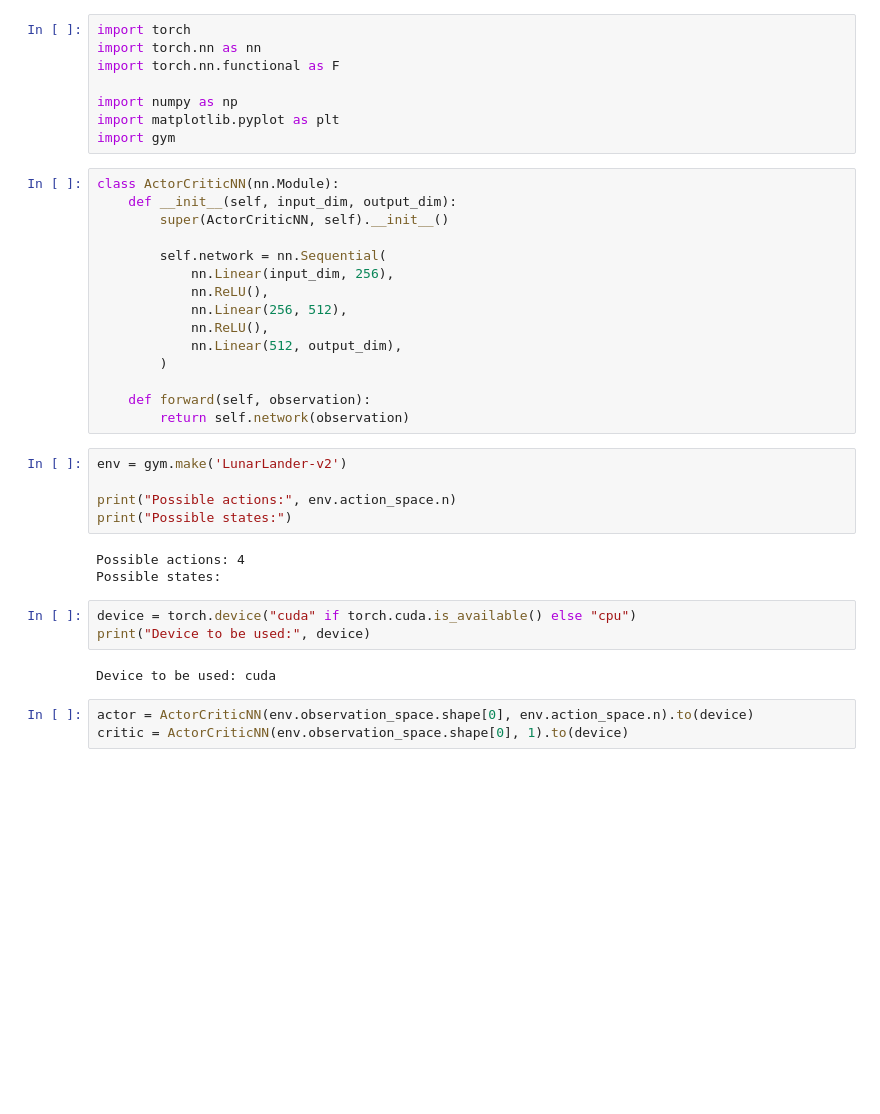
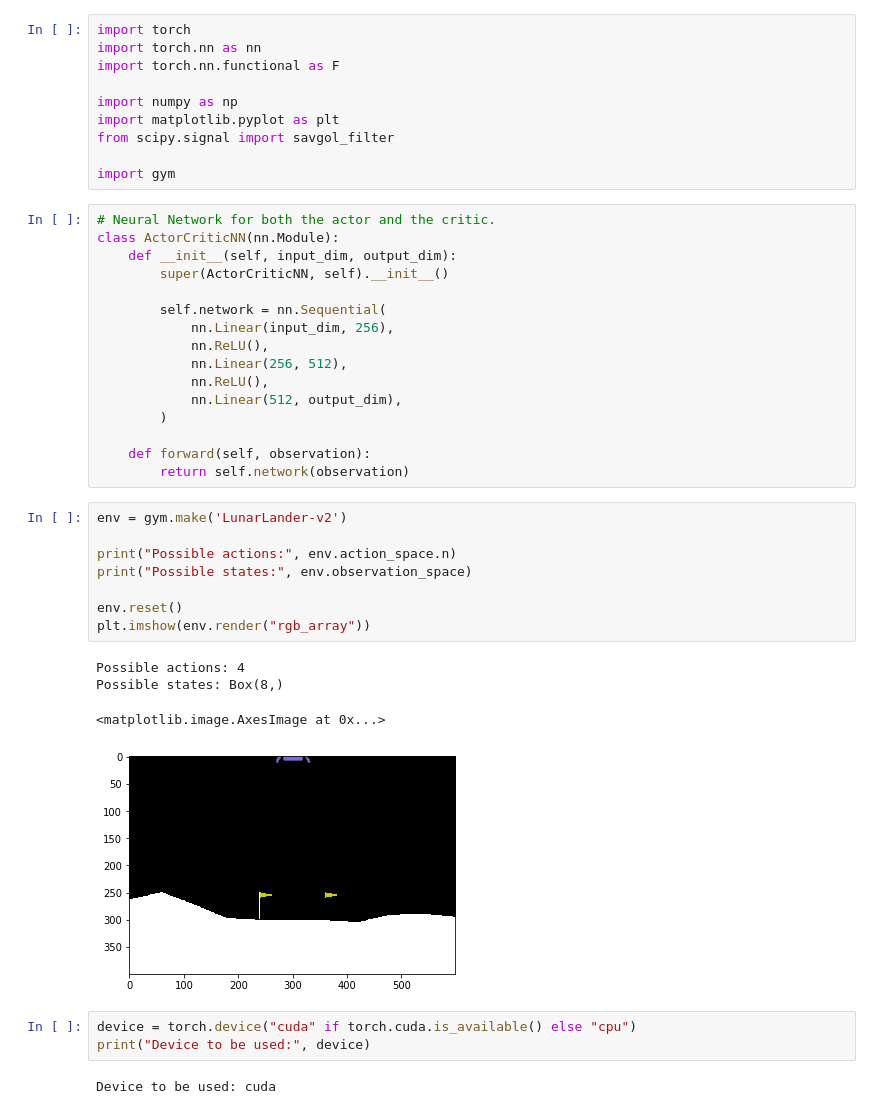
Before and after one commit to elisiojsj/Q-Learning, a Jupyter notebook: Actor-Critic/ActorCritic-Lunar_Lander.ipynb, the cells around one changed output. Cells and saved outputs as stored; diff of their text form; blank space fills up the shorter version.

```diff
--- a/Actor-Critic/ActorCritic-Lunar_Lander.ipynb
+++ b/Actor-Critic/ActorCritic-Lunar_Lander.ipynb
@@ -5,8 +5,11 @@ import torch.nn.functional as F
 
 import numpy as np
 import matplotlib.pyplot as plt
+from scipy.signal import savgol_filter
+
 import gym
 # %%
+# Neural Network for both the actor and the critic.
 class ActorCriticNN(nn.Module):
     def __init__(self, input_dim, output_dim):
         super(ActorCriticNN, self).__init__()
@@ -24,16 +27,18 @@ class ActorCriticNN(nn.Module):
 # %%
 env = gym.make('LunarLander-v2')
 
 print("Possible actions:", env.action_space.n)
-print("Possible states:")
+print("Possible states:", env.observation_space)
+
+env.reset()
+plt.imshow(env.render("rgb_array"))
 # %% [output]
 Possible actions: 4
-Possible states:
+Possible states: Box(8,)
+<matplotlib.image.AxesImage at 0x...>
+[figure, added]
 # %%
 device = torch.device("cuda" if torch.cuda.is_available() else "cpu")
 print("Device to be used:", device)
 # %% [output]
 Device to be used: cuda
-# %%
-actor = ActorCriticNN(env.observation_space.shape[0], env.action_space.n).to(device)
-critic = ActorCriticNN(env.observation_space.shape[0], 1).to(device)
```
Also changed, not shown: parts of 8 cells of this notebook.
